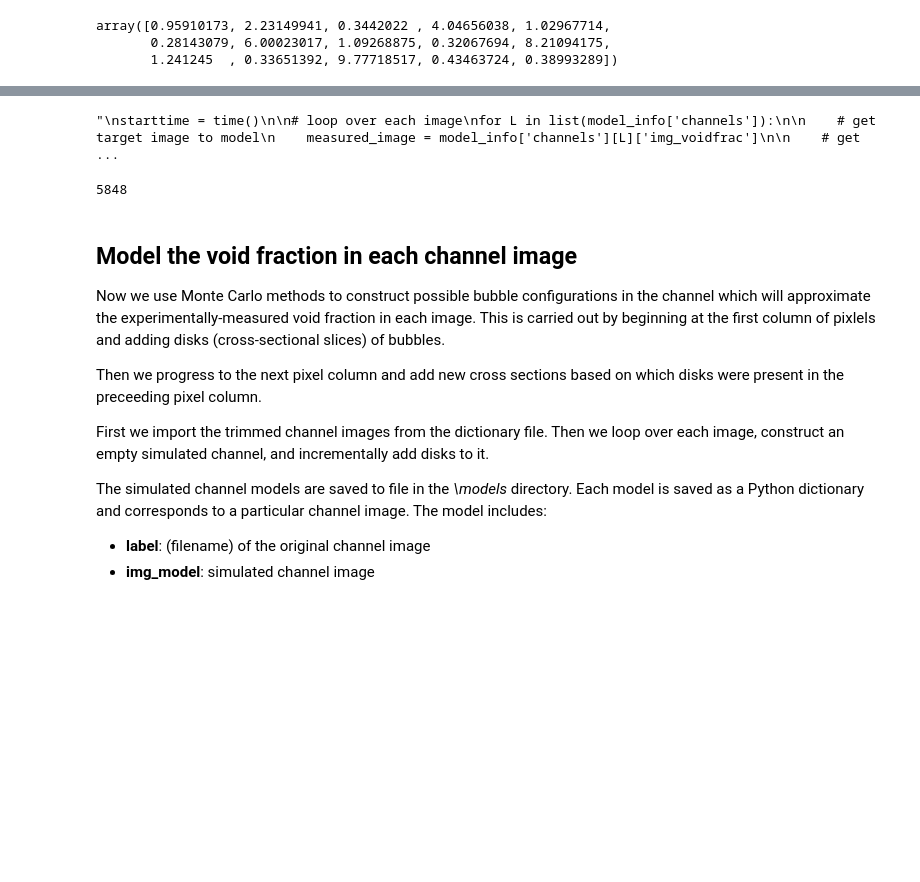
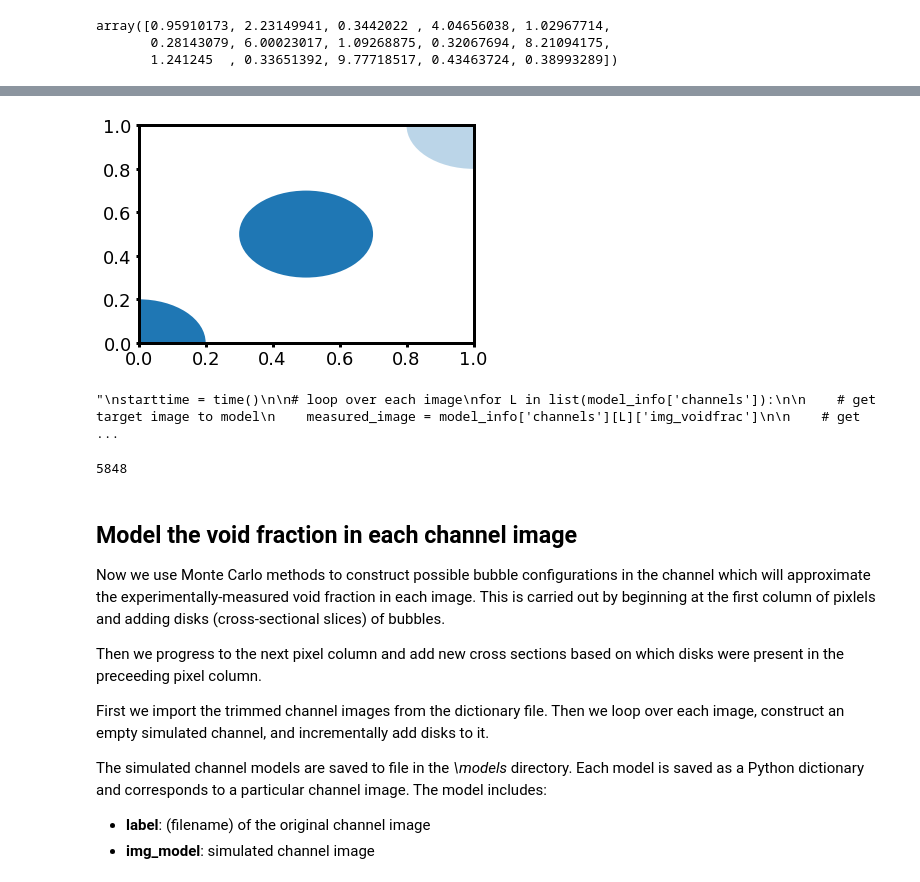
Before and after one commit to ericmuckley/fluid_channel_modeling, a Jupyter notebook: channel_modeling_disks.ipynb, the cells around one changed output, grey strips where cells are left out. Saved outputs shown, nothing was run; the diff lists cells and outputs as text; code cells hidden in the pictures; blank space fills up the shorter version.

```diff
--- a/channel_modeling_disks.ipynb
+++ b/channel_modeling_disks.ipynb
@@ -251,0 +251,12 @@ plt.show()
+# %%
+circles = [
+    plt.Circle((0, 0), 0.2),
+    plt.Circle((0.5, 0.5), 0.2),
+    plt.Circle((1, 1), 0.2, alpha=0.3)]
+
+fig, ax = plt.subplots()
+[ax.add_artist(c) for c in circles]
+
+plt.show()
+# %% [output]
+[figure, added]
```
Also changed, not shown: parts of 5 cells of this notebook.
